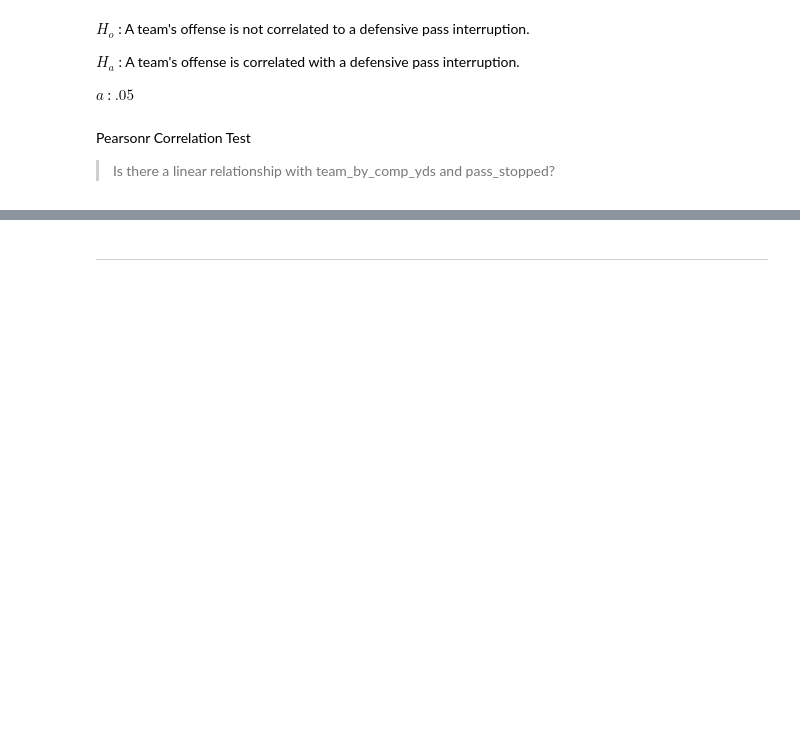
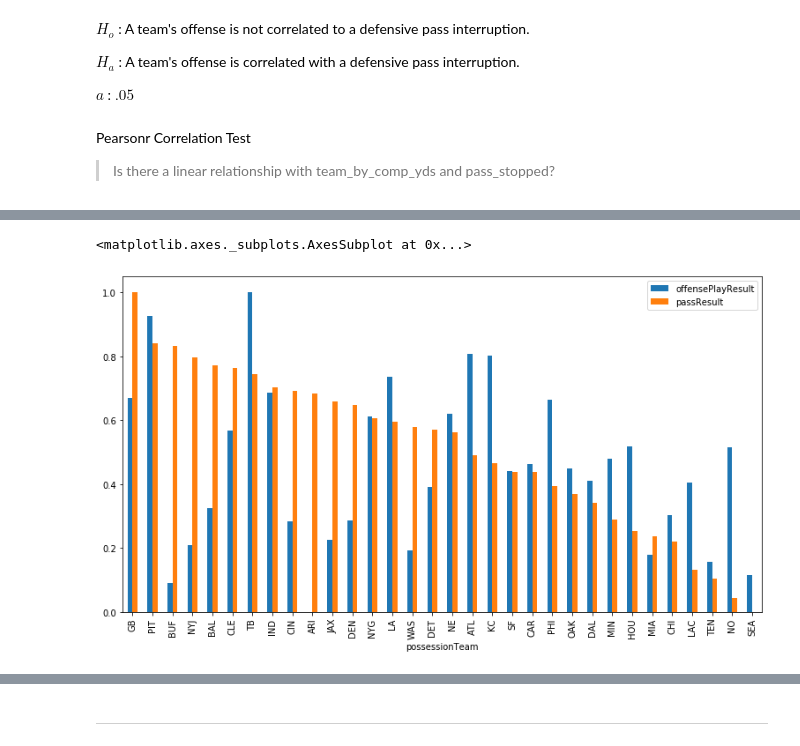
Before and after one commit to Fourth-and-Four/NFL-Big-Data-Bowl-2021, a Jupyter notebook: A_scratch.ipynb, the cells around one changed output, grey strips where cells are left out. Cells and saved outputs as stored; diff of their text form; code cells hidden in the pictures; blank space fills up the shorter version.

```diff
--- a/A_scratch.ipynb
+++ b/A_scratch.ipynb
@@ -128,0 +259,3 @@ Name: possessionTeam, dtype: object
+# %%
+mms = MinMaxScaler()
+mergerank[['offensePlayResult','passResult']] = mms.fit_transform(mergerank[['offensePlayResult','passResult']])
@@ -128,0 +282,6 @@ Name: possessionTeam, dtype: object
+# %%
+plt.rcParams['figure.figsize']=(13,7)
+mergerank.plot(x="possessionTeam", y=["offensePlayResult", "passResult"], kind="bar")
+# %% [output]
+<matplotlib.axes._subplots.AxesSubplot at 0x...>
+[figure, added]
```
Also changed, not shown: parts of 42 cells of this notebook.
